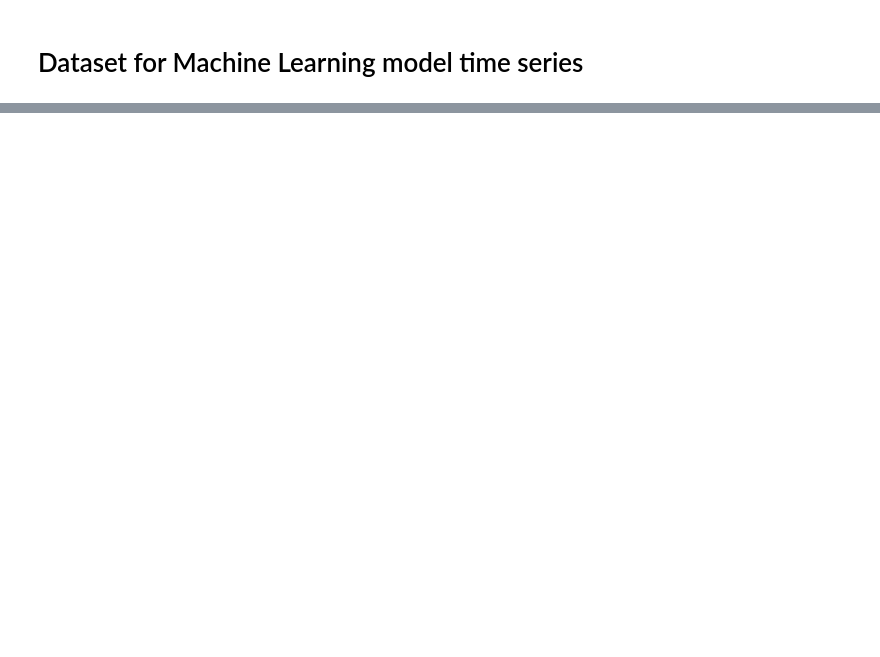
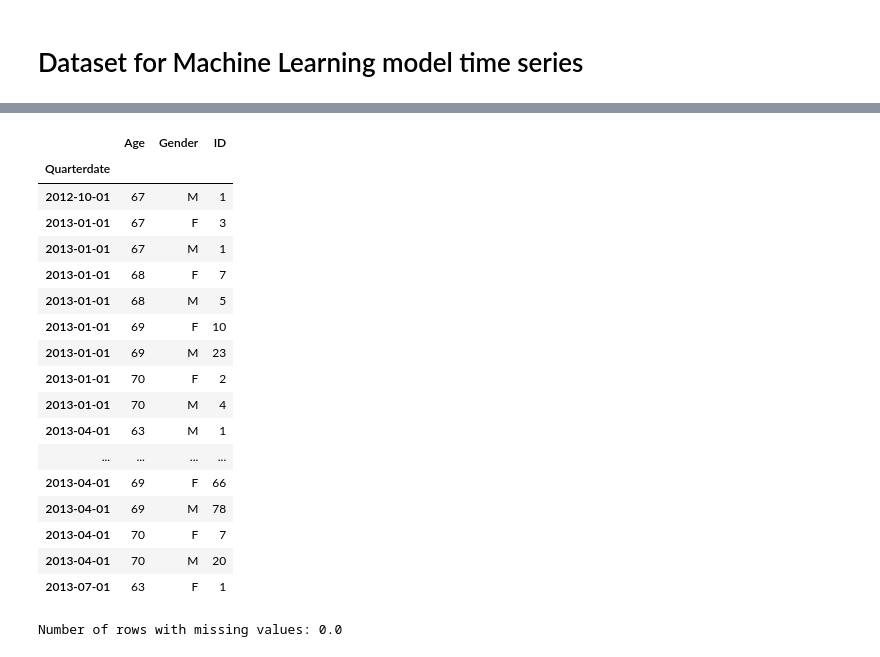
Before and after one commit to raku43/MScDACapstone, a Jupyter notebook: MScDA_Capstone.ipynb, the cells around one changed output, grey strips where cells are left out. Drawn from its saved outputs; the diff is of its cells as text; code cells hidden in the pictures; blank space fills up the shorter version.

```diff
--- a/MScDA_Capstone.ipynb
+++ b/MScDA_Capstone.ipynb
@@ -743,0 +1110,26 @@ dfcensus5560
+# %%
+df_timeseries = df_timeseries.set_index('Quarterdate')
+df_timeseries.head(20)
+# %% [output]
+|  | Age | Gender | ID |
+| Quarterdate |  |  |  |
+| 2012-10-01 | 67 | M | 1 |
+| 2013-01-01 | 67 | F | 3 |
+| 2013-01-01 | 67 | M | 1 |
+| 2013-01-01 | 68 | F | 7 |
+| 2013-01-01 | 68 | M | 5 |
+| 2013-01-01 | 69 | F | 10 |
+| 2013-01-01 | 69 | M | 23 |
+| 2013-01-01 | 70 | F | 2 |
+| 2013-01-01 | 70 | M | 4 |
+| 2013-04-01 | 63 | M | 1 |
+| ... | ... | ... | ... |
+| 2013-04-01 | 69 | F | 66 |
+| 2013-04-01 | 69 | M | 78 |
+| 2013-04-01 | 70 | F | 7 |
+| 2013-04-01 | 70 | M | 20 |
+| 2013-07-01 | 63 | F | 1 |
+# %%
+print(f'Number of rows with missing values: {df_timeseries.isnull().any(axis=1).mean()}')
+# %% [output]
+Number of rows with missing values: 0.0
```
Also changed, not shown: parts of 47 cells of this notebook.
